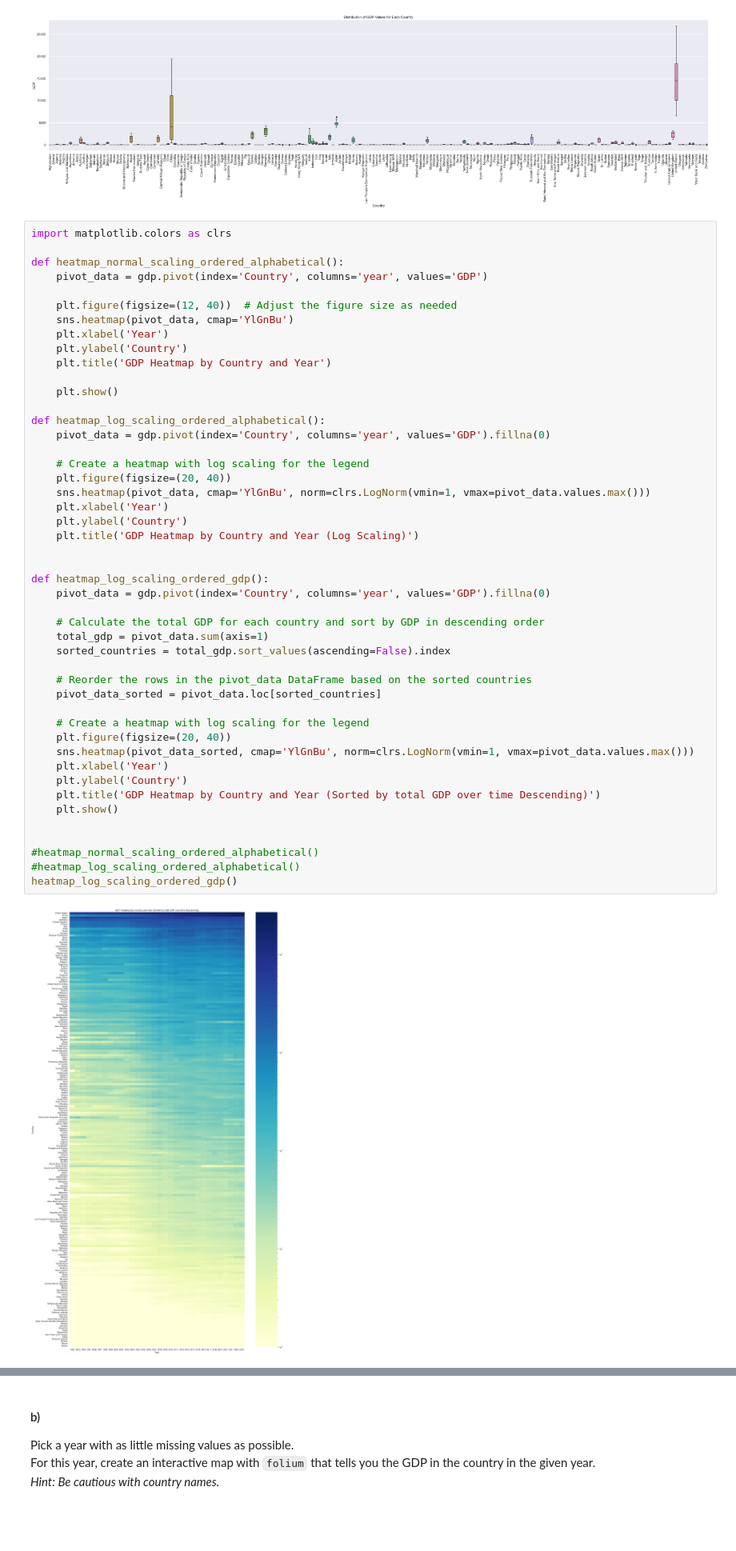
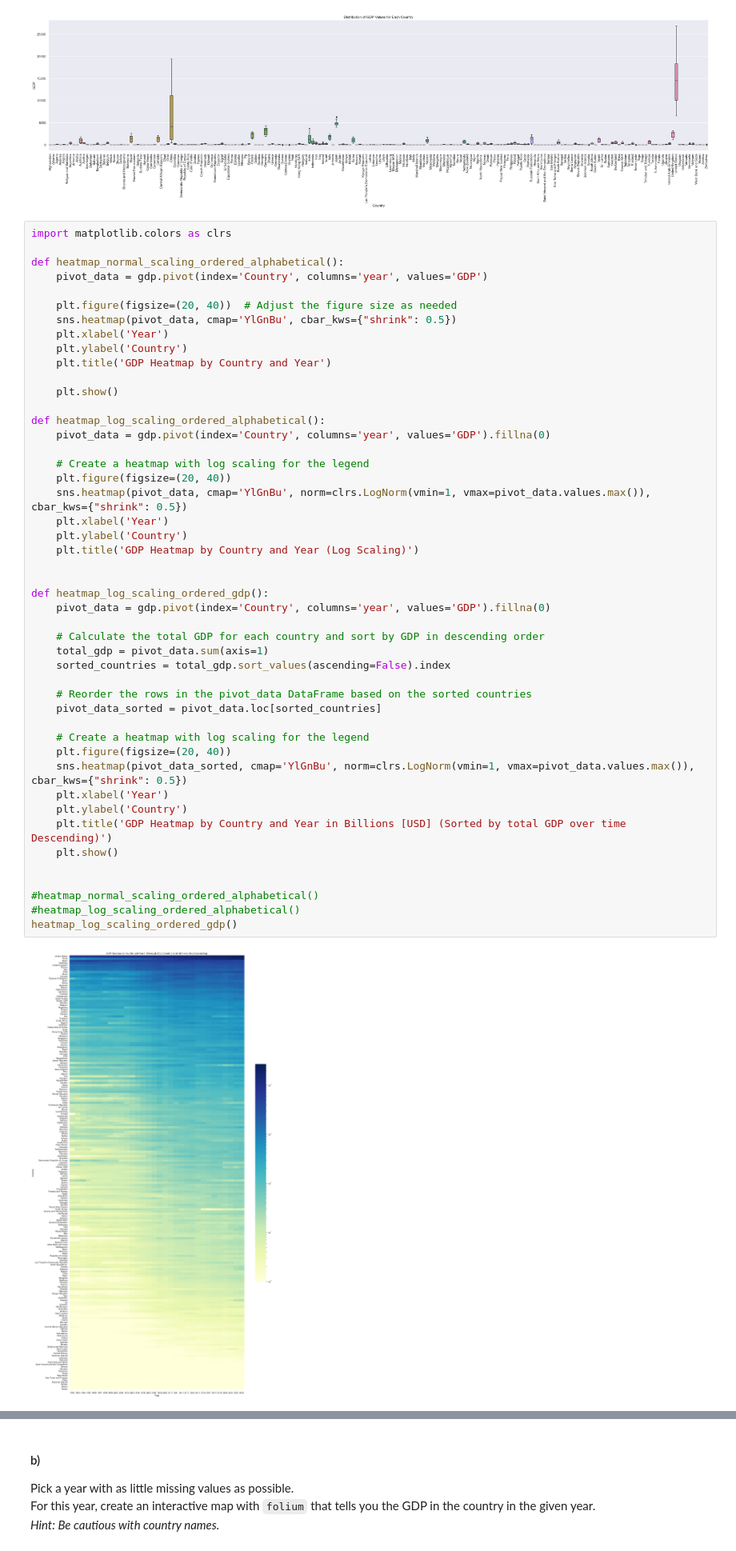
Before and after one commit to miTTimmiTTim/TIDS, a Jupyter notebook: ClassProject.ipynb, the cells around one changed output, grey strips where cells are left out. Shown at 80% size. Saved outputs shown, nothing was run; the diff lists cells and outputs as text; blank space fills up the shorter version.

Commit message:
added visualizations

```diff
--- a/ClassProject.ipynb
+++ b/ClassProject.ipynb
@@ -328,8 +316,8 @@ import matplotlib.colors as clrs
 def heatmap_normal_scaling_ordered_alphabetical():
     pivot_data = gdp.pivot(index='Country', columns='year', values='GDP')
 
-    plt.figure(figsize=(12, 40))  # Adjust the figure size as needed
-    sns.heatmap(pivot_data, cmap='YlGnBu')
+    plt.figure(figsize=(20, 40))  # Adjust the figure size as needed
+    sns.heatmap(pivot_data, cmap='YlGnBu', cbar_kws={"shrink": 0.5})
     plt.xlabel('Year')
     plt.ylabel('Country')
     plt.title('GDP Heatmap by Country and Year')
@@ -340,37 +328,37 @@ def heatmap_log_scaling_ordered_alphabetical():
     pivot_data = gdp.pivot(index='Country', columns='year', values='GDP').fillna(0)
 
     # Create a heatmap with log scaling for the legend
     plt.figure(figsize=(20, 40))
-    sns.heatmap(pivot_data, cmap='YlGnBu', norm=clrs.LogNorm(vmin=1, vmax=pivot_data.values.max()))
+    sns.heatmap(pivot_data, cmap='YlGnBu', norm=clrs.LogNorm(vmin=1, vmax=pivot_data.values.max()), cbar_kws={"shrink": 0.5})
     plt.xlabel('Year')
     plt.ylabel('Country')
     plt.title('GDP Heatmap by Country and Year (Log Scaling)')
 
 
 def heatmap_log_scaling_ordered_gdp():
     pivot_data = gdp.pivot(index='Country', columns='year', values='GDP').fillna(0)
 
     # Calculate the total GDP for each country and sort by GDP in descending order
     total_gdp = pivot_data.sum(axis=1)
     sorted_countries = total_gdp.sort_values(ascending=False).index
 
     # Reorder the rows in the pivot_data DataFrame based on the sorted countries
     pivot_data_sorted = pivot_data.loc[sorted_countries]
 
     # Create a heatmap with log scaling for the legend
     plt.figure(figsize=(20, 40))
-    sns.heatmap(pivot_data_sorted, cmap='YlGnBu', norm=clrs.LogNorm(vmin=1, vmax=pivot_data.values.max()))
+    sns.heatmap(pivot_data_sorted, cmap='YlGnBu', norm=clrs.LogNorm(vmin=1, vmax=pivot_data.values.max()), cbar_kws={"shrink": 0.5})
     plt.xlabel('Year')
     plt.ylabel('Country')
-    plt.title('GDP Heatmap by Country and Year (Sorted by total GDP over time Descending)')
+    plt.title('GDP Heatmap by Country and Year in Billions [USD] (Sorted by total GDP over time Descending)')
     plt.show()
 
 
 #heatmap_normal_scaling_ordered_alphabetical()
 #heatmap_log_scaling_ordered_alphabetical()
 heatmap_log_scaling_ordered_gdp()
 # %% [output]
-[figure, old version]
+[figure, new version]
 # %%
 dfh = gdp
 
```
Also changed, not shown: parts of 10 cells of this notebook, 1 other file.
